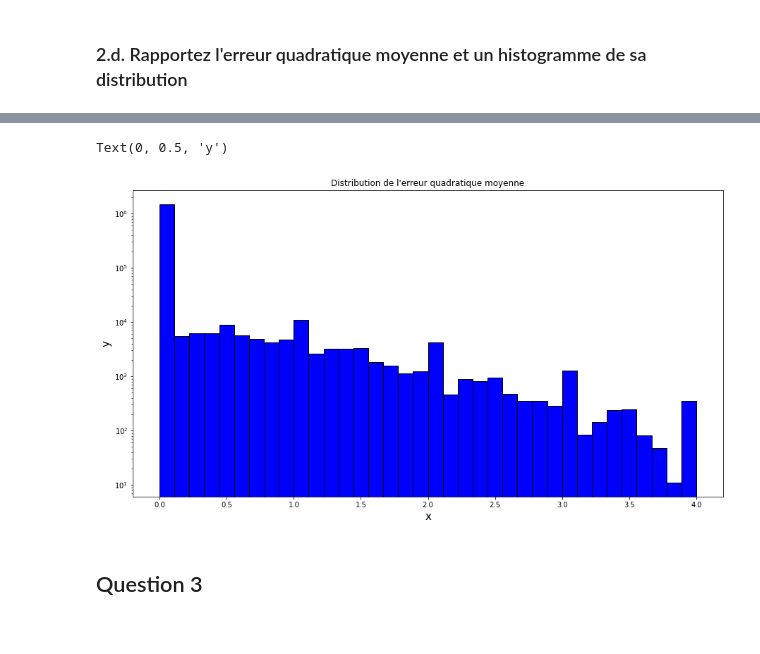
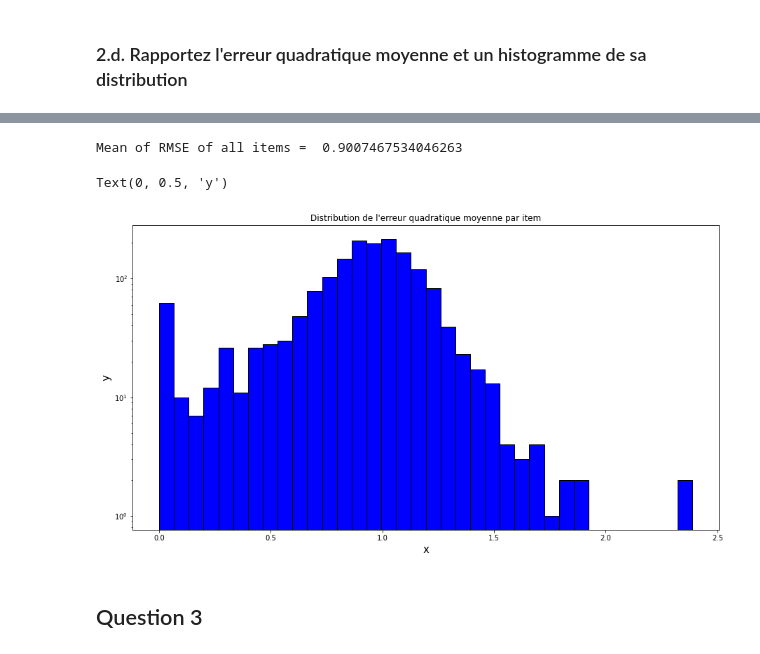
Before and after one commit to clementbernardd/LOG6308, a Jupyter notebook: TP1_groupe7_ghaith_.ipynb, the cells around one changed output, grey strips where cells are left out. Drawn from its saved outputs; the diff is of its cells as text; code cells hidden in the pictures.

```diff
--- a/TP1_groupe7_ghaith_.ipynb
+++ b/TP1_groupe7_ghaith_.ipynb
@@ -607,0 +531,3 @@ print(time.time()-start_time)
+# %%
+# Estimate votes for all items
+all_estimated_votes = estimate_all_votes(df_10_index, user_item_centred, df_10_neighbors_sim)
@@ -608,3 +550,13 @@ print(time.time()-start_time)
+# %%
+#adding items' mean
+all_estimated_votes_decentred = all_estimated_votes.copy().add(user_item.mean())
+# %%
+# We scsale votes between 1 and 5
+all_estimated_votes_scaled = pd.DataFrame(all_estimated_votes_decentred)
+all_estimated_votes_scaled[all_estimated_votes_scaled< 1 ] = 1
+all_estimated_votes_scaled[all_estimated_votes_scaled > 5 ] = 5
 # %%
 #calculate Root Mean Squared Error (RMSE)
-RMSE_df = np.sqrt((all_estimated_votes - user_item_centred)**2)
+RMSE = []
+for i in range(1,N_ITEMS+1):
+    RMSE.append(np.sqrt(((all_estimated_votes_scaled[i] - user_item[i])**2).mean()))
@@ -631,14 +563,21 @@ RMSE_df.head
+# %%
+tot = 0
+for i in RMSE:
+    tot += i
+print("Erreur quadratique moyenne = ", tot/len(RMSE))
+# %% [output]
+Mean of RMSE of all items =  0.9007467534046263
 # %%
 ''' Distribution de l'erreur quadratique moyenne '''
 plt.figure(figsize=(15,8))
-plt.hist(RMSE_df.fillna(0).values.flatten(), color = 'blue', edgecolor = 'black', bins = int(180/5), log=True)
+plt.hist(RMSE, color = 'blue', edgecolor = 'black', bins = int(180/5), log=True)
 # Add labels
-plt.title('Distribution de l\'erreur quadratique moyenne')
+plt.title('Distribution de l\'erreur quadratique moyenne par item')
 plt.xlabel('x',fontsize=15)
 plt.ylabel('y',fontsize=15)
 # %% [output]
 Text(0, 0.5, 'y')
-[figure, old version]
+[figure, new version]
 # %% [markdown]
 ## Question 3
 # %% [markdown]
```
Also changed, not shown: parts of 50 cells of this notebook.
